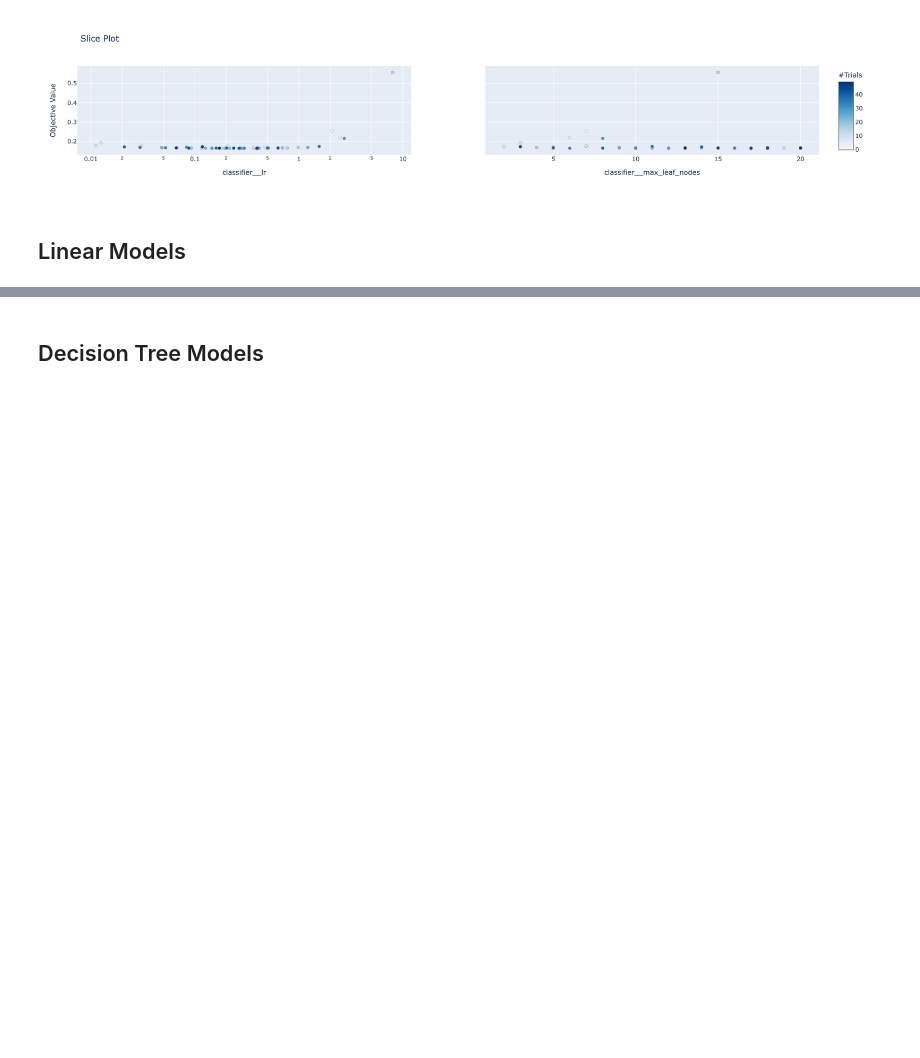
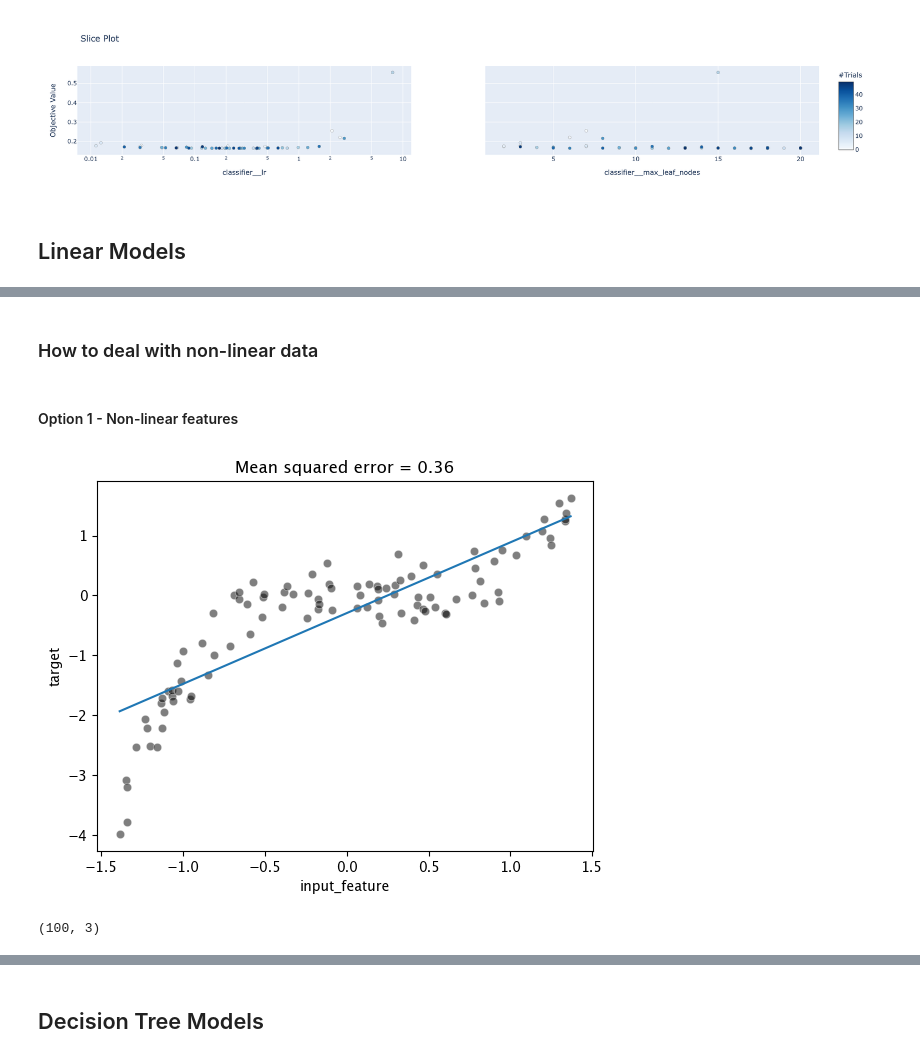
Before and after one commit to arthurlemon/courses, a Jupyter notebook: ML/sklearn/sklearn_course.ipynb, the cells around one changed output, grey strips where cells are left out. Cells and saved outputs as stored; diff of their text form; code cells hidden in the pictures; blank space fills up the shorter version.

```diff
--- a/ML/sklearn/sklearn_course.ipynb
+++ b/ML/sklearn/sklearn_course.ipynb
@@ -545,0 +546,29 @@ Goals -
+# %% [markdown]
+### How to deal with non-linear data
+# %% [markdown]
+#### Option 1 - Non-linear features
+# %%
+# generate non-linear data
+rng = np.random.RandomState(0)
+n_sample = 100
+data_max, data_min = 1.4, -1.4
+len_data = (data_max - data_min)
+# sort the data to make plotting easier later
+data = np.sort(rng.rand(n_sample) * len_data - len_data / 2)
+noise = rng.randn(n_sample) * .3
+target = data ** 3 - 0.5 * data ** 2 + noise
+# %%
+data = data.reshape((-1, 1))
+linear_regression = LinearRegression()
+linear_regression.fit(data, target)
+target_predicted = linear_regression.predict(data)
+# %%
+full_data = pd.DataFrame({"input_feature": data.flatten(), "target": target})
+# %%
+mse = mean_squared_error(target, target_predicted)
+ax = sns.scatterplot(data=full_data, x="input_feature", y="target",
+                     color="black", alpha=0.5)
+ax.plot(data, target_predicted)
+_ = ax.set_title(f"Mean squared error = {mse:.2f}")
+# %% [output]
+[figure, added]
@@ -545,0 +578,4 @@ Goals -
+# %%
+data_expanded.shape
+# %% [output]
+(100, 3)
```
Also changed, not shown: parts of 58 cells of this notebook, 1 other file.
